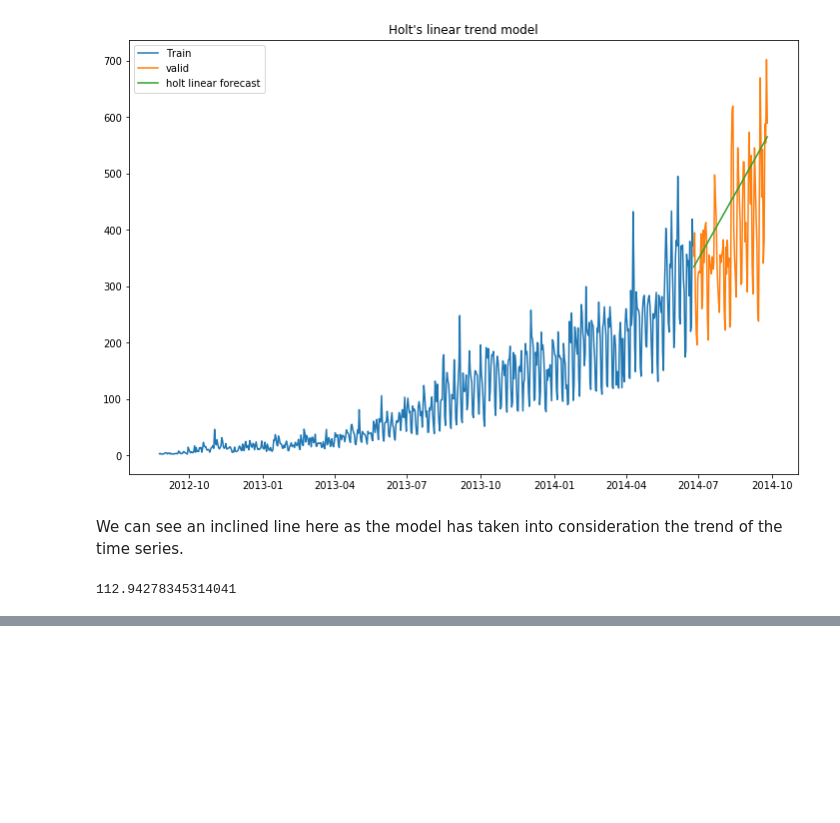
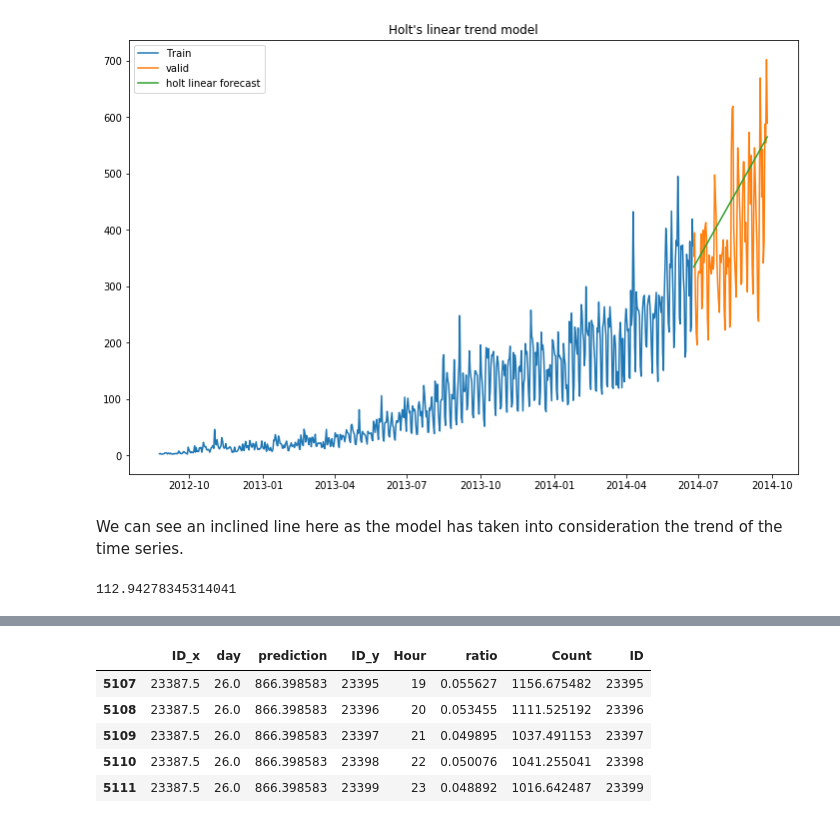
Before and after one commit to SwatiModi/time-series-analysis-JetRail, a Jupyter notebook: Analysis.ipynb, the cells around one changed output, grey strips where cells are left out. Saved outputs shown, nothing was run; the diff lists cells and outputs as text; code cells hidden in the pictures; blank space fills up the shorter version.

```diff
--- a/Analysis.ipynb
+++ b/Analysis.ipynb
@@ -474,0 +492,2 @@ rmse
+# %%
+temp2=temp2.drop('Hour.1',1)
@@ -474,0 +516,2 @@ rmse
+# %%
+merge = merge.drop(['year', 'month', 'Datetime','Hour_x','Hour_y'], axis=1)
@@ -474,0 +527,2 @@ rmse
+# %%
+prediction = pd.merge(merge, temp2, on='Hour', how='left')
@@ -474,0 +538,9 @@ rmse
+# %%
+prediction.tail()
+# %% [output]
+|  | ID_x | day | prediction | ID_y | Hour | ratio | Count | ID |
+| 5107 | 23387.5 | 26.0 | 866.398583 | 23395 | 19 | 0.055627 | 1156.675482 | 23395 |
+| 5108 | 23387.5 | 26.0 | 866.398583 | 23396 | 20 | 0.053455 | 1111.525192 | 23396 |
+| 5109 | 23387.5 | 26.0 | 866.398583 | 23397 | 21 | 0.049895 | 1037.491153 | 23397 |
+| 5110 | 23387.5 | 26.0 | 866.398583 | 23398 | 22 | 0.050076 | 1041.255041 | 23398 |
+| 5111 | 23387.5 | 26.0 | 866.398583 | 23399 | 23 | 0.048892 | 1016.642487 | 23399 |
```
Also changed, not shown: parts of 15 cells of this notebook, 2 other files.
